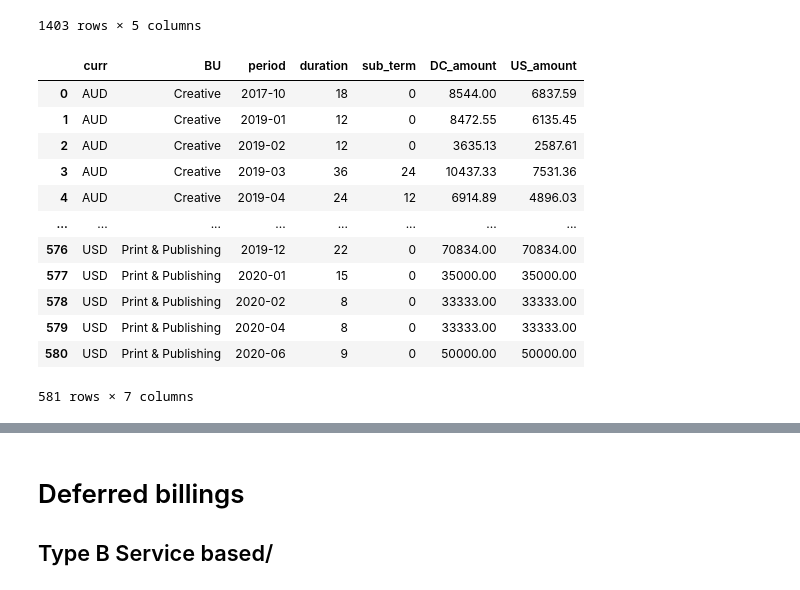
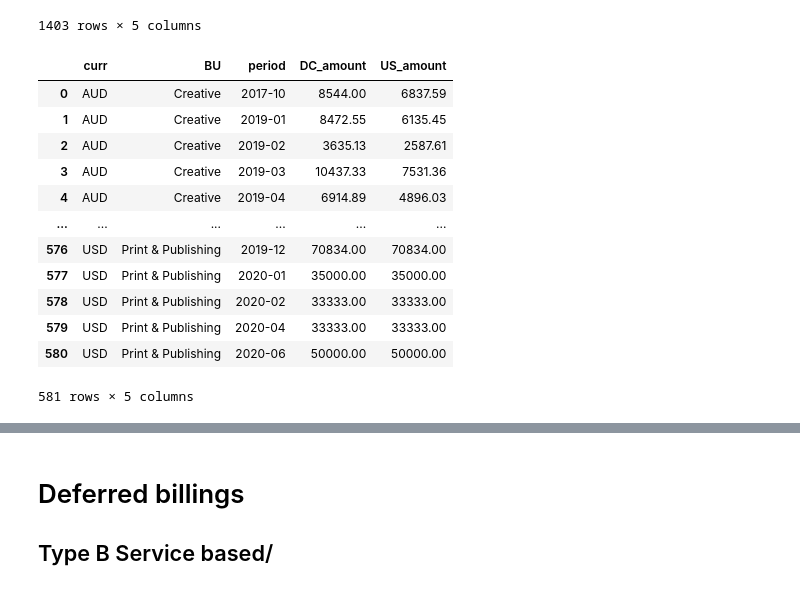
Before and after one commit to davidjsmith44/Deferred_Revenue_Forecast, a Jupyter notebook: notebooks/testing_08_05_20.ipynb, the cells around one changed output, grey strips where cells are left out. Cells and saved outputs as stored; diff of their text form; code cells hidden in the pictures.

```diff
--- a/notebooks/testing_08_05_20.ipynb
+++ b/notebooks/testing_08_05_20.ipynb
@@ -148,22 +150,24 @@ gb_rec
 1403 rows × 5 columns
 # %%
 gb_svc = svc.groupby(["curr", "BU", "period"], as_index=False).sum()
-# %%
-gb_svc
-# %% [output]
-|  | curr | BU | period | duration | sub_term | DC_amount | US_amount |
-| 0 | AUD | Creative | 2017-10 | 18 | 0 | 8544.00 | 6837.59 |
-| 1 | AUD | Creative | 2019-01 | 12 | 0 | 8472.55 | 6135.45 |
-| 2 | AUD | Creative | 2019-02 | 12 | 0 | 3635.13 | 2587.61 |
-| 3 | AUD | Creative | 2019-03 | 36 | 24 | 10437.33 | 7531.36 |
-| 4 | AUD | Creative | 2019-04 | 24 | 12 | 6914.89 | 4896.03 |
-| ... | ... | ... | ... | ... | ... | ... | ... |
-| 576 | USD | Print & Publishing | 2019-12 | 22 | 0 | 70834.00 | 70834.00 |
-| 577 | USD | Print & Publishing | 2020-01 | 15 | 0 | 35000.00 | 35000.00 |
-| 578 | USD | Print & Publishing | 2020-02 | 8 | 0 | 33333.00 | 33333.00 |
-| 579 | USD | Print & Publishing | 2020-04 | 8 | 0 | 33333.00 | 33333.00 |
-| 580 | USD | Print & Publishing | 2020-06 | 9 | 0 | 50000.00 | 50000.00 |
-581 rows × 7 columns
+# %%
+gb_svc.drop(labels=["sub_term", "duration"] , axis=1, inplace=True)
+
+gb_svc
+# %% [output]
+|  | curr | BU | period | DC_amount | US_amount |
+| 0 | AUD | Creative | 2017-10 | 8544.00 | 6837.59 |
+| 1 | AUD | Creative | 2019-01 | 8472.55 | 6135.45 |
+| 2 | AUD | Creative | 2019-02 | 3635.13 | 2587.61 |
+| 3 | AUD | Creative | 2019-03 | 10437.33 | 7531.36 |
+| 4 | AUD | Creative | 2019-04 | 6914.89 | 4896.03 |
+| ... | ... | ... | ... | ... | ... |
+| 576 | USD | Print & Publishing | 2019-12 | 70834.00 | 70834.00 |
+| 577 | USD | Print & Publishing | 2020-01 | 35000.00 | 35000.00 |
+| 578 | USD | Print & Publishing | 2020-02 | 33333.00 | 33333.00 |
+| 579 | USD | Print & Publishing | 2020-04 | 33333.00 | 33333.00 |
+| 580 | USD | Print & Publishing | 2020-06 | 50000.00 | 50000.00 |
+581 rows × 5 columns
 # %%
 gb_svc.head(4)
 # %% [output]
```
Also changed, not shown: parts of 26 cells of this notebook, 4 other files.
